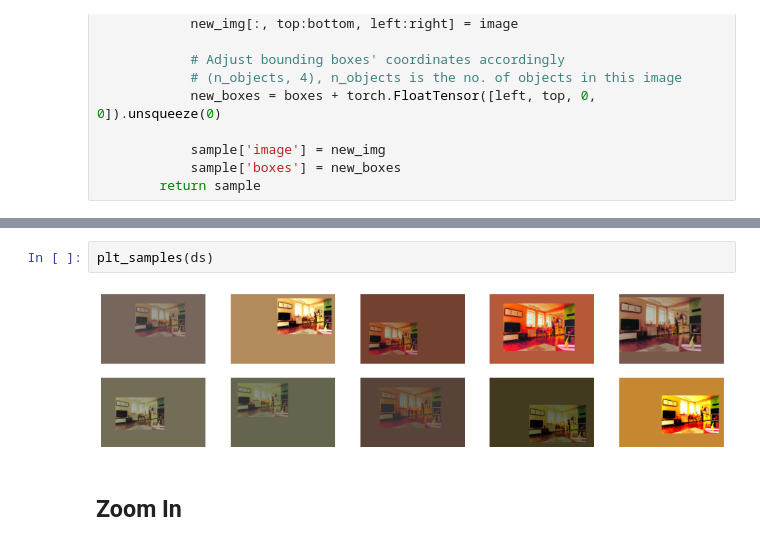
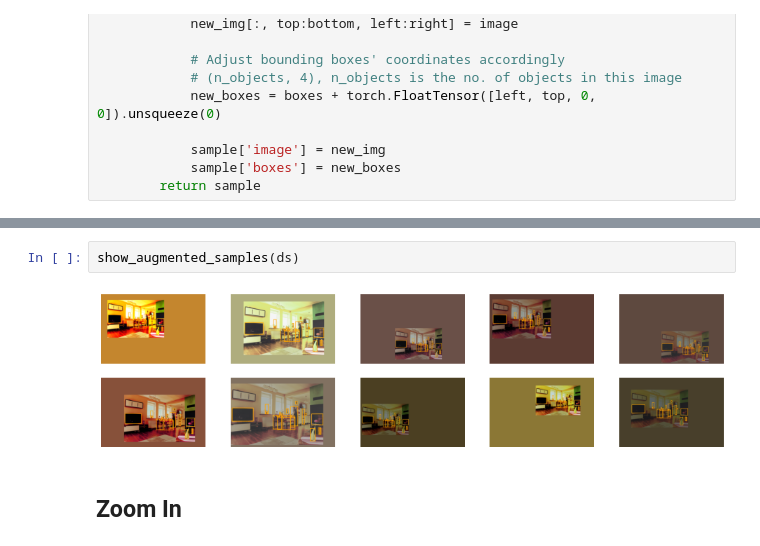
Before and after one commit to jctc-sol/coco_object_detection, a Jupyter notebook: 2. DataAugmentations.ipynb, the cells around one changed output, grey strips where cells are left out. Cells and saved outputs as stored; diff of their text form.

Commit message:
added Flip, Resize, Normalize, and show_augmented_samples in utils.py

```diff
--- a/2. DataAugmentations.ipynb
+++ b/2. DataAugmentations.ipynb
@@ -117,9 +107,9 @@ Done (t=0.81s)
 creating index...
 index created!
 # %%
-plt_samples(ds)
+show_augmented_samples(ds)
 # %% [output]
-[figure, old version]
+[figure, new version]
 # %% [markdown]
 ## Zoom In
 # %% [markdown]
```
Also changed, not shown: parts of 15 cells of this notebook, 2 other files.
